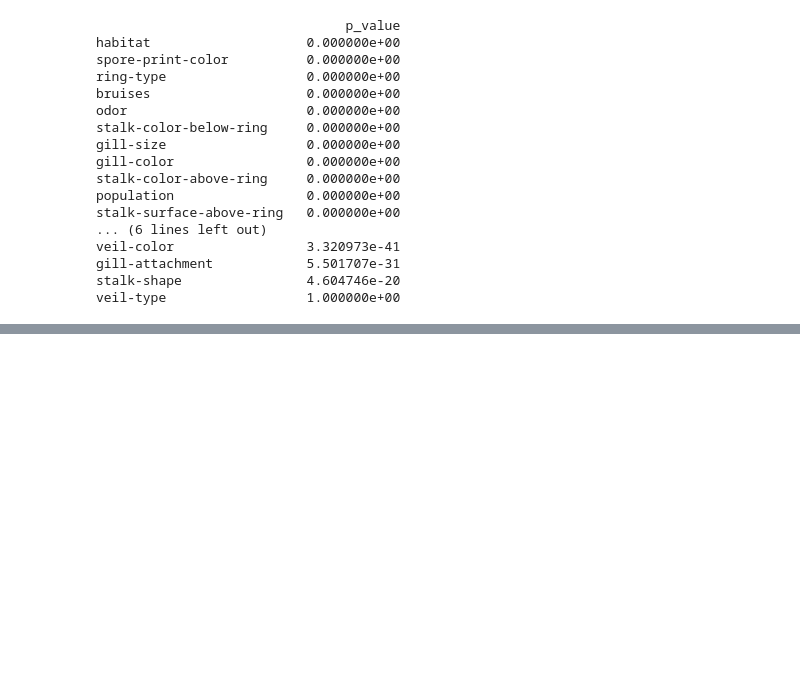
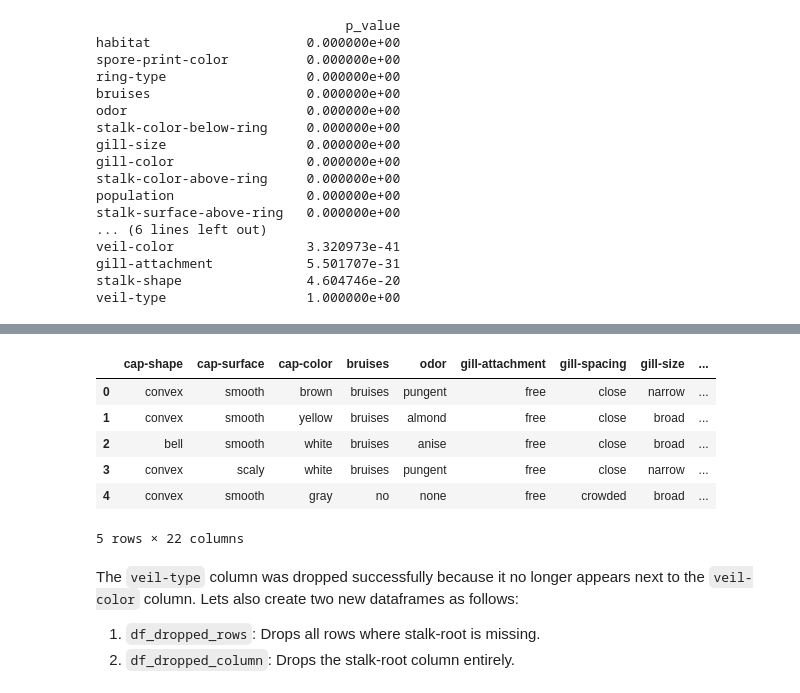
Before and after one commit to AlexVazquez19/mushroom-project, a Jupyter notebook: mushroom.ipynb, the cells around one changed output, grey strips where cells are left out. Drawn from its saved outputs; the diff is of its cells as text; code cells hidden in the pictures; blank space fills up the shorter version.

```diff
--- a/mushroom.ipynb
+++ b/mushroom.ipynb
@@ -340,0 +339,16 @@ veil-type                  1.000000e+00
+# %%
+# Drop veil-type column
+df_mushroom = df_mushroom.drop(columns=['veil-type'])
+df_mushroom.head()
+# %% [output]
+|  | cap-shape | cap-surface | cap-color | bruises | odor | gill-attachment | gill-spacing | gill-size | ... |
+| 0 | convex | smooth | brown | bruises | pungent | free | close | narrow | ... |
+| 1 | convex | smooth | yellow | bruises | almond | free | close | broad | ... |
+| 2 | bell | smooth | white | bruises | anise | free | close | broad | ... |
+| 3 | convex | scaly | white | bruises | pungent | free | close | narrow | ... |
+| 4 | convex | smooth | gray | no | none | free | crowded | broad | ... |
+5 rows × 22 columns
+# %% [markdown]
+The `veil-type` column was dropped successfully because it no longer appears next to the `veil-color` column. Lets also create two new dataframes as follows:
+1. `df_dropped_rows`: Drops all rows where stalk-root is missing.
+2. `df_dropped_column`: Drops the stalk-root column entirely.
```
Also changed, not shown: parts of 15 cells of this notebook.
